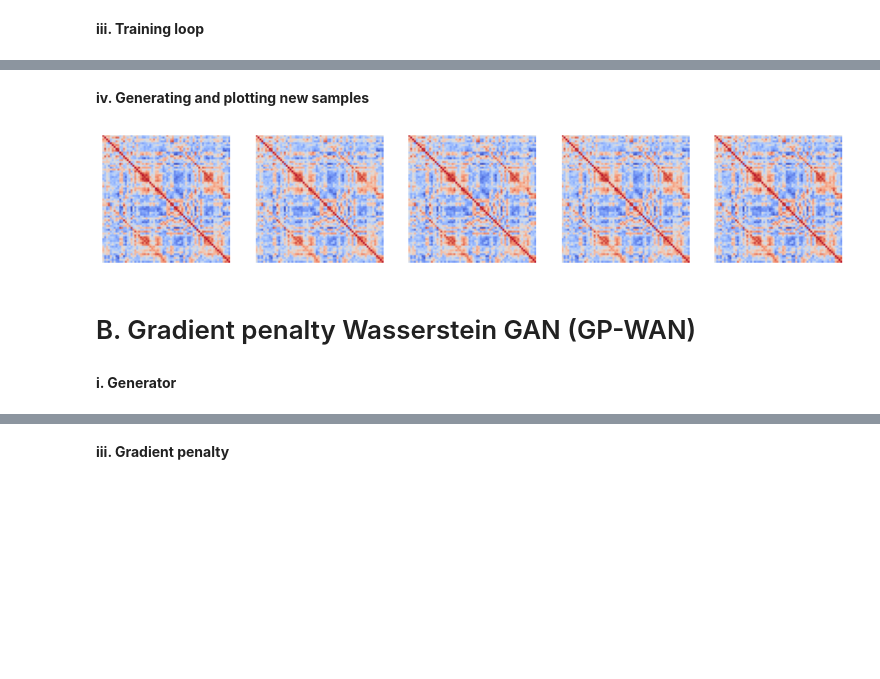
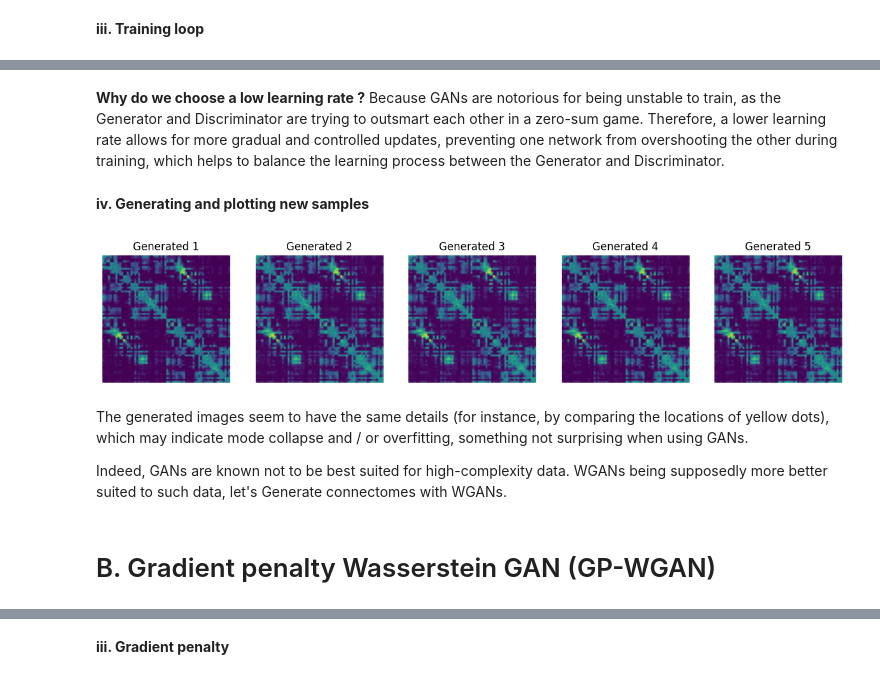
Before and after one commit to GuillaumeLombard/EA-Deep-Learning-Neurosciences, a Jupyter notebook: Augmentation.ipynb, the cells around one changed output, grey strips where cells are left out. Saved outputs shown, nothing was run; the diff lists cells and outputs as text; code cells hidden in the pictures; blank space fills up the shorter version.

```diff
--- a/Augmentation.ipynb
+++ b/Augmentation.ipynb
@@ -26,14 +25,10 @@ from sklearn.model_selection import train_test_split
 # %%
 file_path = "Data_ML/SC_FC_dataset_filtered_68x68.h5"
 # %%
+# Load data for CTRL and SCHZ
 with h5py.File(file_path, "r") as f:
-        # Load data for CTRL and SCHZ
-    ctrl_data = f["FC_correlation"]["ctrl"][:]  # Load control group data
-    schz_data = f["FC_correlation"]["schz"][:]  # Load schizophrenia group data
-
-ctrl_tensor = torch.tensor(ctrl_data, dtype=torch.float32)
-schz_tensor = torch.tensor(schz_data, dtype=torch.float32)
-
+    ctrl_data = f["SC_ADC"]["ctrl"][:]  # Load control group data
+    schz_data = f["SC_ADC"]["schz"][:]  # Load schizophrenia group data
 
 ctrl_data = (ctrl_data - np.min(ctrl_data)) / (np.max(ctrl_data) - np.min(ctrl_data))  # Normalize to [0,1]
 ctrl_data = 2 * ctrl_data - 1  # Normalize to [-1,1]
@@ -142,20 +147,29 @@ Epoch 4500: Loss_D=1.7668838500976562, Loss_G=56.94663619995117
+# %% [markdown]
+**Why do we choose a low learning rate ?** Because GANs are notorious for being unstable to train, as the Generator and Discriminator are trying to outsmart each other in a zero-sum game. Therefore, a lower learning rate allows for more gradual and controlled updates, preventing one network from overshooting the other during training, which helps to balance the learning process between the Generator and Discriminator.
 # %% [markdown]
 **iv. Generating and plotting new samples**
 # %%
-# Generate new samples
+generator.eval()
+
+# Generate new fake samples
 with torch.no_grad():
-    z = torch.randn(5, latent_dim)  # Generate 5 fake connectomes
-    fake_connectomes = generator(z).cpu().numpy()
+    z_test = torch.randn(5, latent_dim)
+    new_fake = generator(z_test).cpu().numpy()
+new_fake = new_fake[:, 0]
 
-# Visualize
-fig, axes = plt.subplots(1, 5, figsize=(15, 5))
+fig, axes = plt.subplots(1, 5, figsize=(15, 6))
+
 for i in range(5):
-    axes[i].imshow(fake_connectomes[i, 0], cmap="coolwarm")
+    axes[i].imshow(new_fake[i], cmap="viridis")
+    axes[i].set_title(f"Generated {i+1}")
     axes[i].axis("off")
+
 plt.show()
 # %% [output]
-[figure, old version]
+[figure, new version]
+# %% [markdown]
+The generated images seem to have the same details (for instance, by comparing the locations of yellow dots), which may indicate mode collapse and / or overfitting, something not surprising when using GANs.
+
+Indeed, GANs are known not to be best suited for high-complexity data. WGANs being supposedly more better suited to such data, let's Generate connectomes with WGANs.
 # %% [markdown]
-# B. Gradient penalty Wasserstein GAN (GP-WAN)
+# B. Gradient penalty Wasserstein GAN (GP-WGAN)
-# %% [markdown]
-**i. Generator**
```
Also changed, not shown: parts of 35 cells of this notebook.
